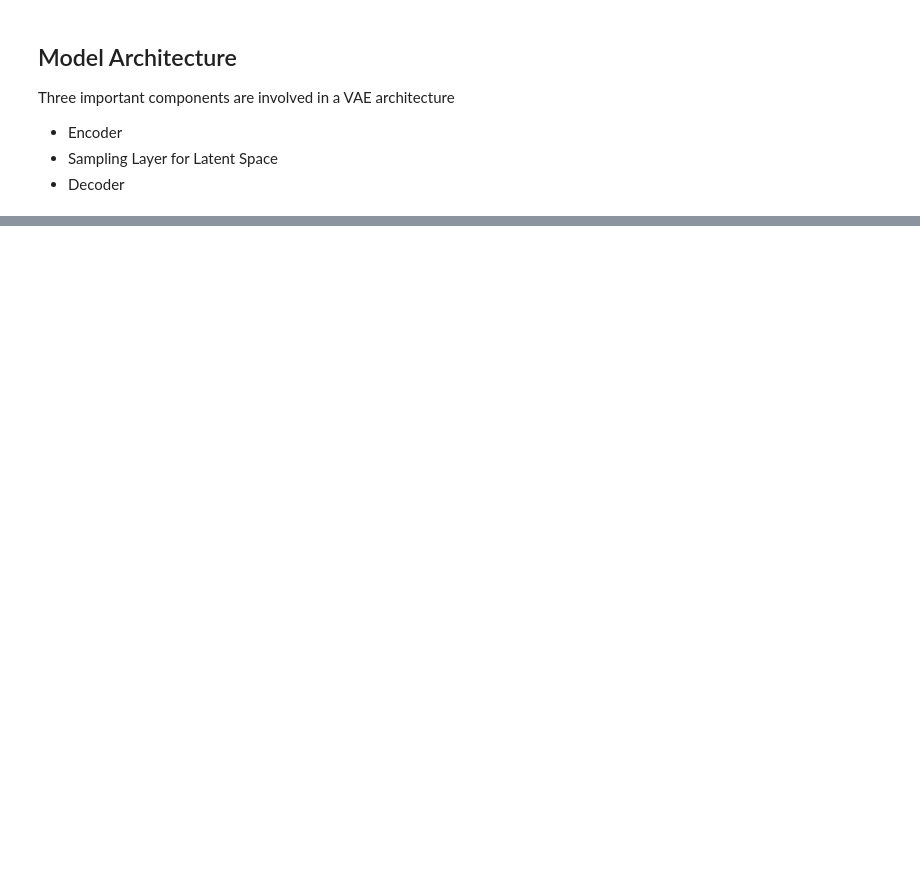
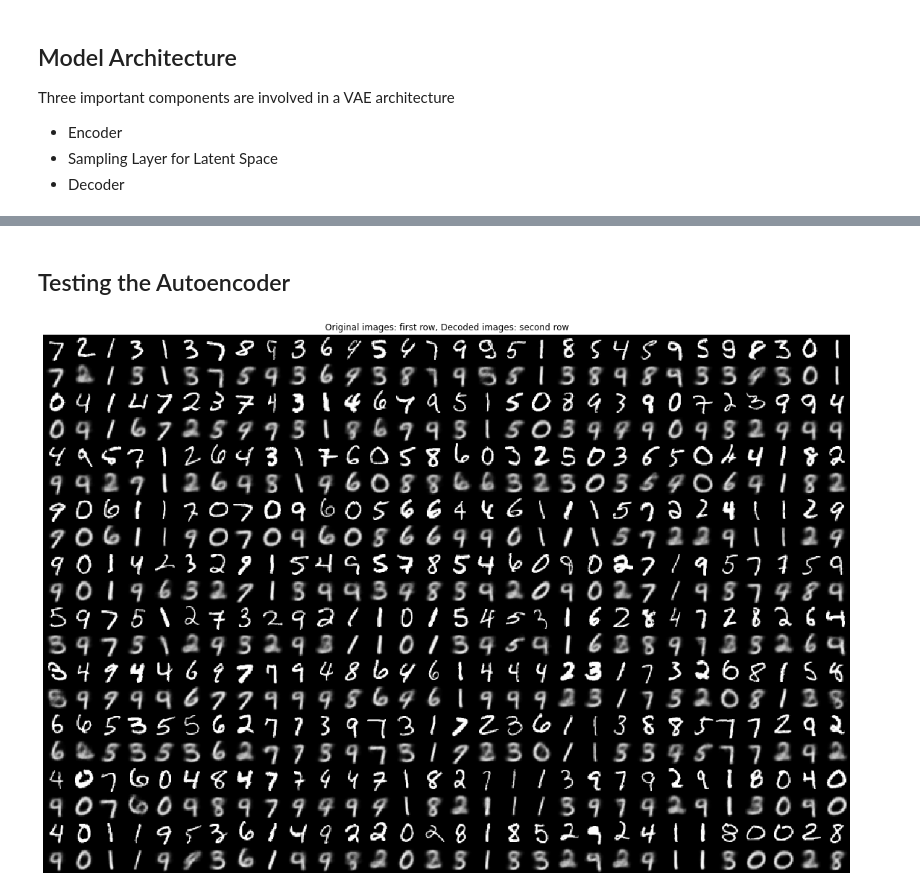
Before and after one commit to aneesh-kaitou1412/vae-mnist, a Jupyter notebook: Convolutional_VAE_MNIST.ipynb, the cells around one changed output, grey strips where cells are left out. Cells and saved outputs as stored; diff of their text form; code cells hidden in the pictures; blank space fills up the shorter version.

Commit message:
Completes a simple variational autoencoder for MNIST

```diff
--- a/Convolutional_VAE_MNIST.ipynb
+++ b/Convolutional_VAE_MNIST.ipynb
@@ -48,0 +109,17 @@ class LatentSpaceSampler(layers.Layer):
+# %%
+""" Decoder Model Function, returns the Decoder Model Object
+    We construct the Decoder with a Reverse Architecture as that of the Encoder
+"""
+def Decoder(latent_dim):
+  latent_inputs = keras.Input(shape=(latent_dim,))
+  x = layers.Dense(np.prod(reconstruction_conv_shape), activation="relu")(latent_inputs)
+  x = layers.Reshape(reconstruction_conv_shape)(x)
+  x = layers.Conv2DTranspose(filters=64, kernel_size=3, activation="relu", strides=2, padding="same")(x)
+  x = layers.Conv2DTranspose(filters=32, kernel_size=3, activation="relu", strides=2, padding="same")(x)
+
+  decoder_outputs = layers.Conv2DTranspose(filters=1, kernel_size=3, activation="sigmoid", padding="same")(x)
+  decoder = keras.Model(latent_inputs, decoder_outputs, name="decoder")
+  return decoder
+
+decoder = Decoder(latent_dim)
+decoder.summary()
@@ -48,0 +189,4 @@ class LatentSpaceSampler(layers.Layer):
+# %%
+vae = VAE(encoder, decoder)
+vae.compile(optimizer=keras.optimizers.Adam())
+vae.fit(x_train_dataset, epochs=30, batch_size=batch_size)
@@ -48,0 +212,25 @@ class LatentSpaceSampler(layers.Layer):
+# %% [markdown]
+## Testing the Autoencoder
+# %%
+import matplotlib.pyplot as plt
+
+# Predict the Autoencoder output from test images
+x_decoded = vae.decoder(vae.sampler(vae.encoder(x_test)))
+
+# Display the 1st 8 original and decoded images
+rows, cols = 10, 30
+num = rows * cols
+imgs = np.concatenate([x_test[:num], x_decoded[:num]])
+imgs = imgs.reshape((rows * 2, cols, input_shape[0], input_shape[1]))
+imgs = np.vstack(np.split(imgs, rows, axis=1))
+imgs = imgs.reshape((rows * 2, -1, input_shape[0], input_shape[1]))
+imgs = np.vstack([np.hstack(i) for i in imgs])
+imgs = (imgs * 255).astype(np.uint8)
+plt.figure(figsize=(20, 20))
+plt.axis('off')
+plt.title('Original images: first row, '
+          'Decoded images: second row')
+plt.imshow(imgs, interpolation='none', cmap='gray')
+plt.show()
+# %% [output]
+[figure, added]
```
Also changed, not shown: parts of 12 cells of this notebook.
